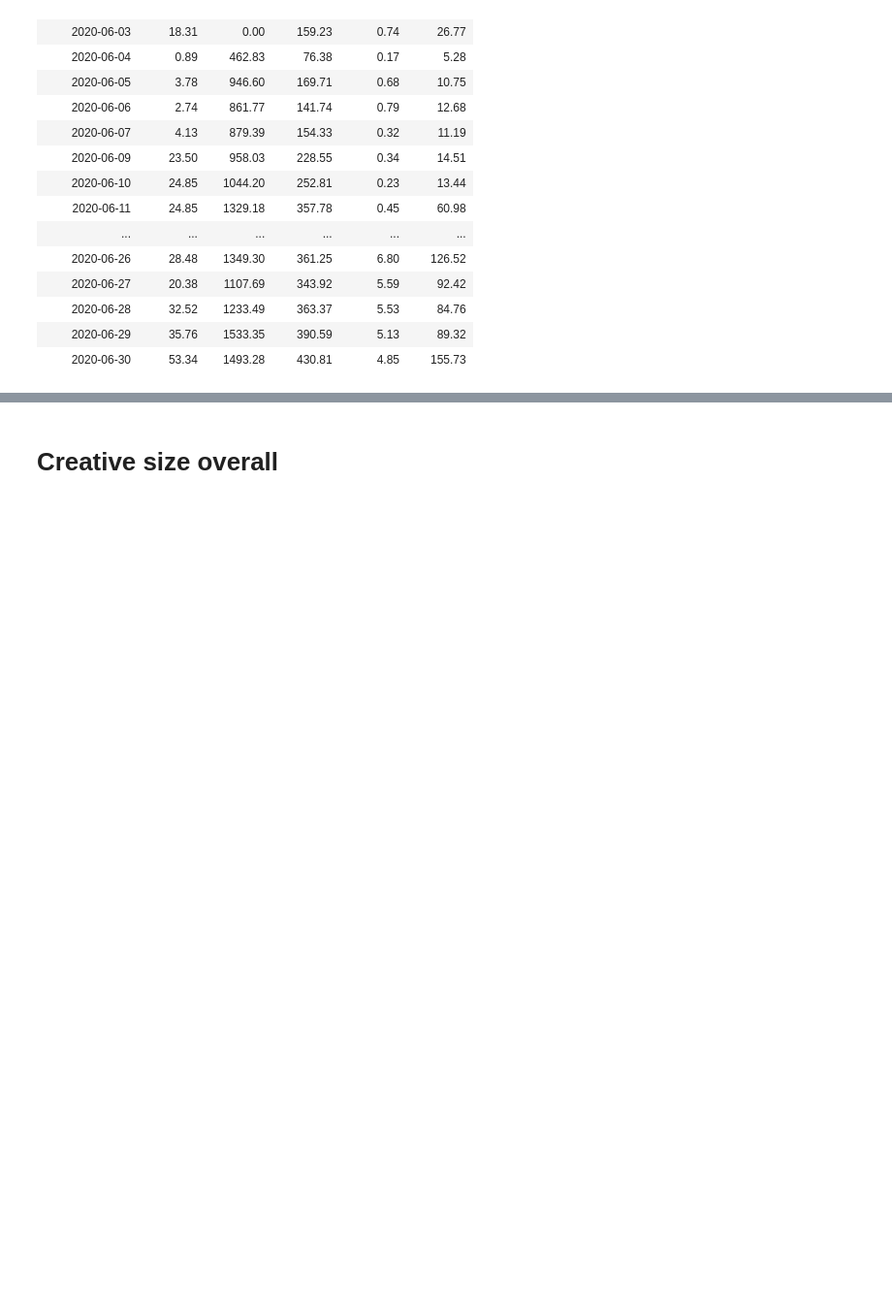
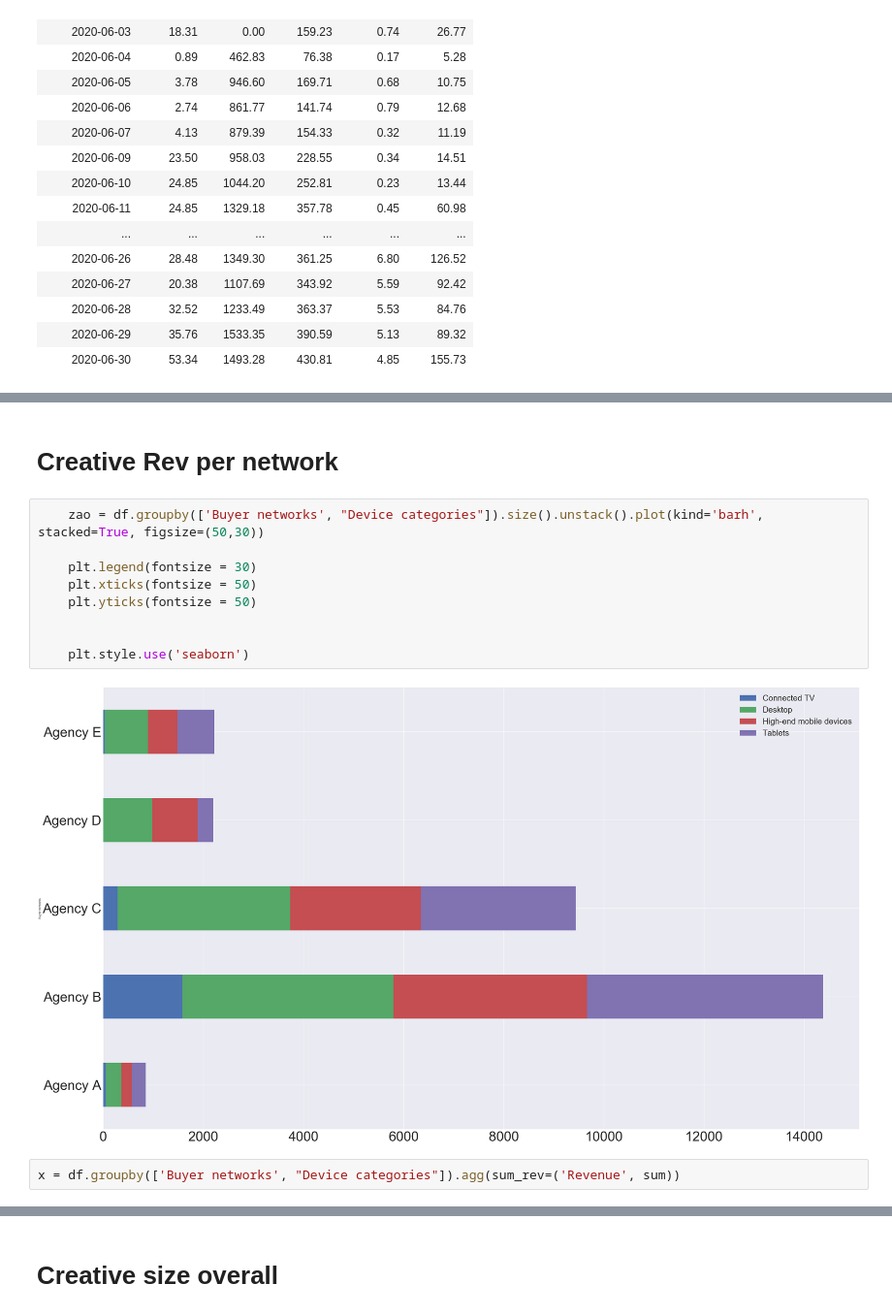
Before and after one commit to matteomm/publisher_analysis_programmatic, a Jupyter notebook: eda.ipynb, the cells around one changed output, grey strips where cells are left out. Shown at 97% size. Cells and saved outputs as stored; diff of their text form; blank space fills up the shorter version.

```diff
--- a/eda.ipynb
+++ b/eda.ipynb
@@ -95,0 +216,15 @@ pivot_agency
+# %% [markdown]
+# Creative Rev per network
+# %%
+    zao = df.groupby(['Buyer networks', "Device categories"]).size().unstack().plot(kind='barh', stacked=True, figsize=(50,30))
+
+    plt.legend(fontsize = 30)
+    plt.xticks(fontsize = 50)
+    plt.yticks(fontsize = 50)
+
+
+    plt.style.use('seaborn')
+# %% [output]
+[figure, added]
+# %%
+x = df.groupby(['Buyer networks', "Device categories"]).agg(sum_rev=('Revenue', sum))
```
Also changed, not shown: parts of 59 cells of this notebook.
